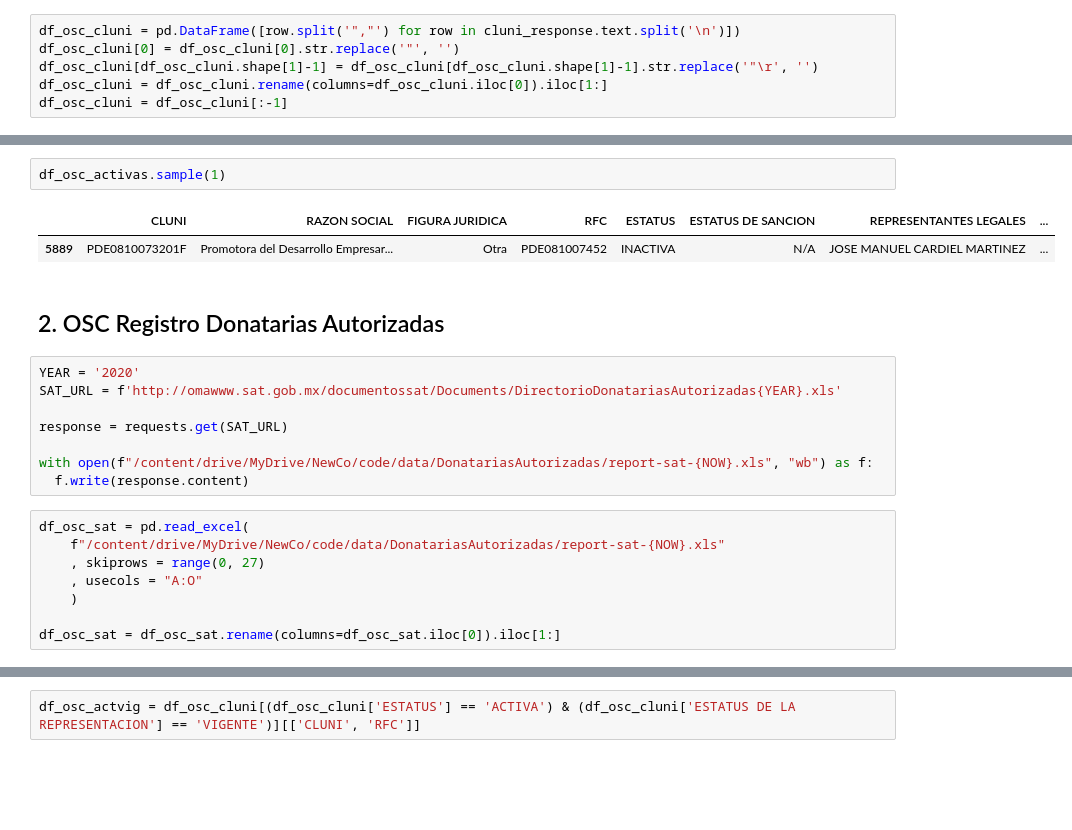
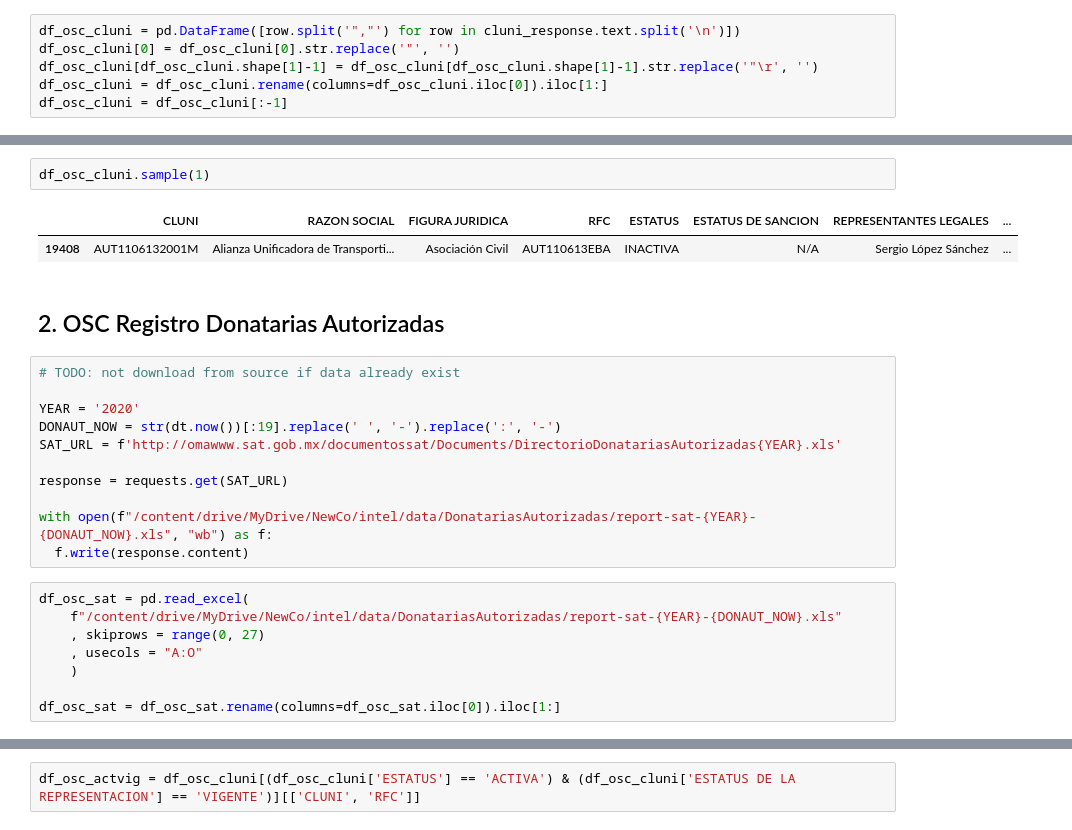
Before and after one commit to donelianc/osc-mexico-2020, a Jupyter notebook: get_osc_data.ipynb, the cells around one changed output, grey strips where cells are left out. Drawn from its saved outputs; the diff is of its cells as text; blank space fills up the shorter version.

```diff
--- a/get_osc_data.ipynb
+++ b/get_osc_data.ipynb
@@ -130,22 +138,25 @@ Campeche               0.005535
 Name: ENTIDAD FEDERATIVA DOMICILIO, dtype: float64
 # %%
-df_osc_activas.sample(1)
+df_osc_cluni.sample(1)
 # %% [output]
 |  | CLUNI | RAZON SOCIAL | FIGURA JURIDICA | RFC | ESTATUS | ESTATUS DE SANCION | REPRESENTANTES LEGALES | ... |
-| 5889 | PDE0810073201F | Promotora del Desarrollo Empresar... | Otra | PDE081007452 | INACTIVA | N/A | JOSE MANUEL CARDIEL MARTINEZ | ... |
+| 19408 | AUT1106132001M | Alianza Unificadora de Transporti... | Asociación Civil | AUT110613EBA | INACTIVA | N/A | Sergio López Sánchez | ... |
 # %% [markdown]
 ## 2. OSC Registro Donatarias Autorizadas
 # %%
+# TODO: not download from source if data already exist
+
 YEAR = '2020'
+DONAUT_NOW = str(dt.now())[:19].replace(' ', '-').replace(':', '-')
 SAT_URL = f'http://omawww.sat.gob.mx/documentossat/Documents/DirectorioDonatariasAutorizadas{YEAR}.xls'
 
 response = requests.get(SAT_URL)
 
-with open(f"/content/drive/MyDrive/NewCo/code/data/DonatariasAutorizadas/report-sat-{NOW}.xls", "wb") as f:
+with open(f"/content/drive/MyDrive/NewCo/intel/data/DonatariasAutorizadas/report-sat-{YEAR}-{DONAUT_NOW}.xls", "wb") as f:
   f.write(response.content)
 # %%
 df_osc_sat = pd.read_excel(
-    f"/content/drive/MyDrive/NewCo/code/data/DonatariasAutorizadas/report-sat-{NOW}.xls"
+    f"/content/drive/MyDrive/NewCo/intel/data/DonatariasAutorizadas/report-sat-{YEAR}-{DONAUT_NOW}.xls"
     , skiprows = range(0, 27)
     , usecols = "A:O"
     )
```
Also changed, not shown: parts of 48 cells of this notebook.
